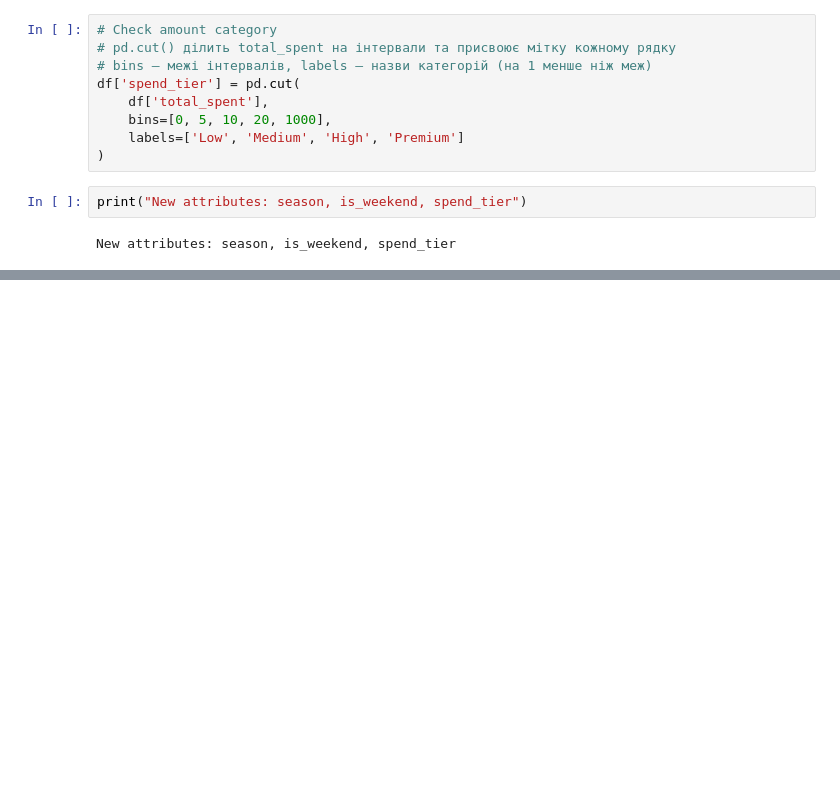
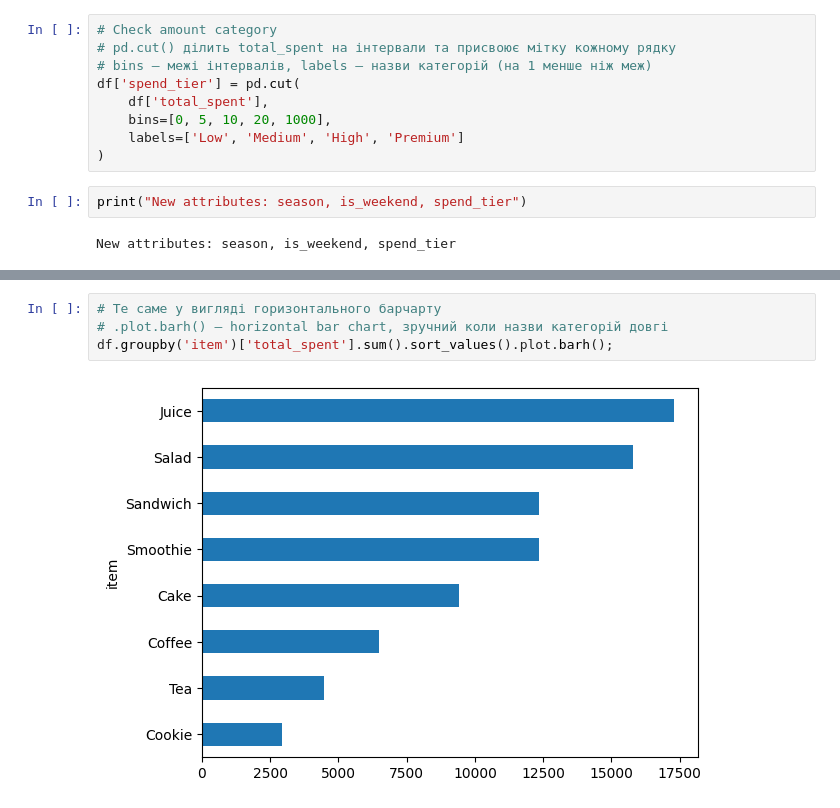
Before and after one commit to DymaStar/Analysis_Cafe_Sales-, a Jupyter notebook: EDA_cafe_sales_pr_DimaStar.ipynb, the cells around one changed output, grey strips where cells are left out. Saved outputs shown, nothing was run; the diff lists cells and outputs as text; blank space fills up the shorter version.

```diff
--- a/EDA_cafe_sales_pr_DimaStar.ipynb
+++ b/EDA_cafe_sales_pr_DimaStar.ipynb
@@ -850,0 +874,6 @@ New attributes: season, is_weekend, spend_tier
+# %%
+# Те саме у вигляді горизонтального барчарту
+# .plot.barh() — horizontal bar chart, зручний коли назви категорій довгі
+df.groupby('item')['total_spent'].sum().sort_values().plot.barh();
+# %% [output]
+[figure, added]
```
Also changed, not shown: parts of 5 cells of this notebook.
